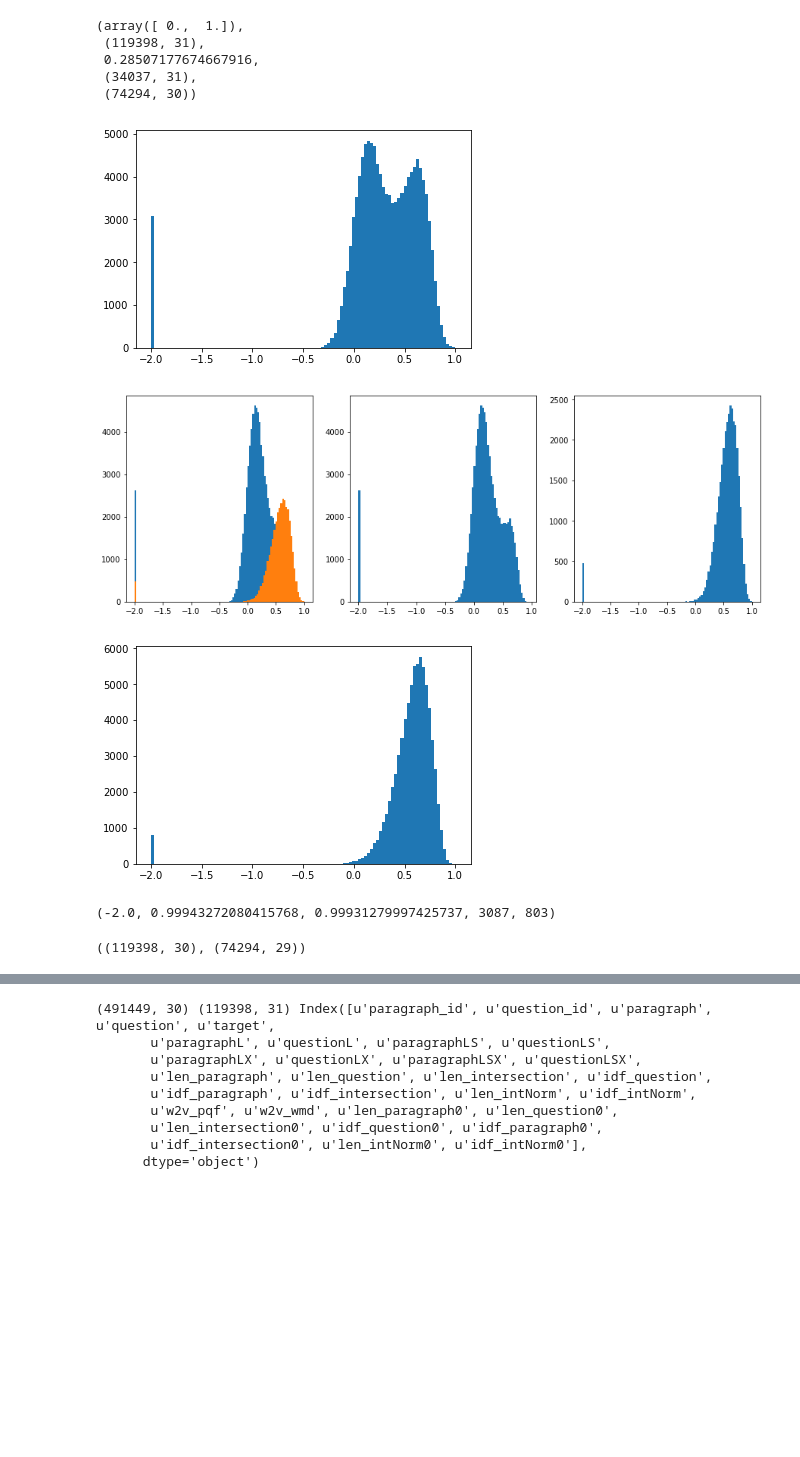
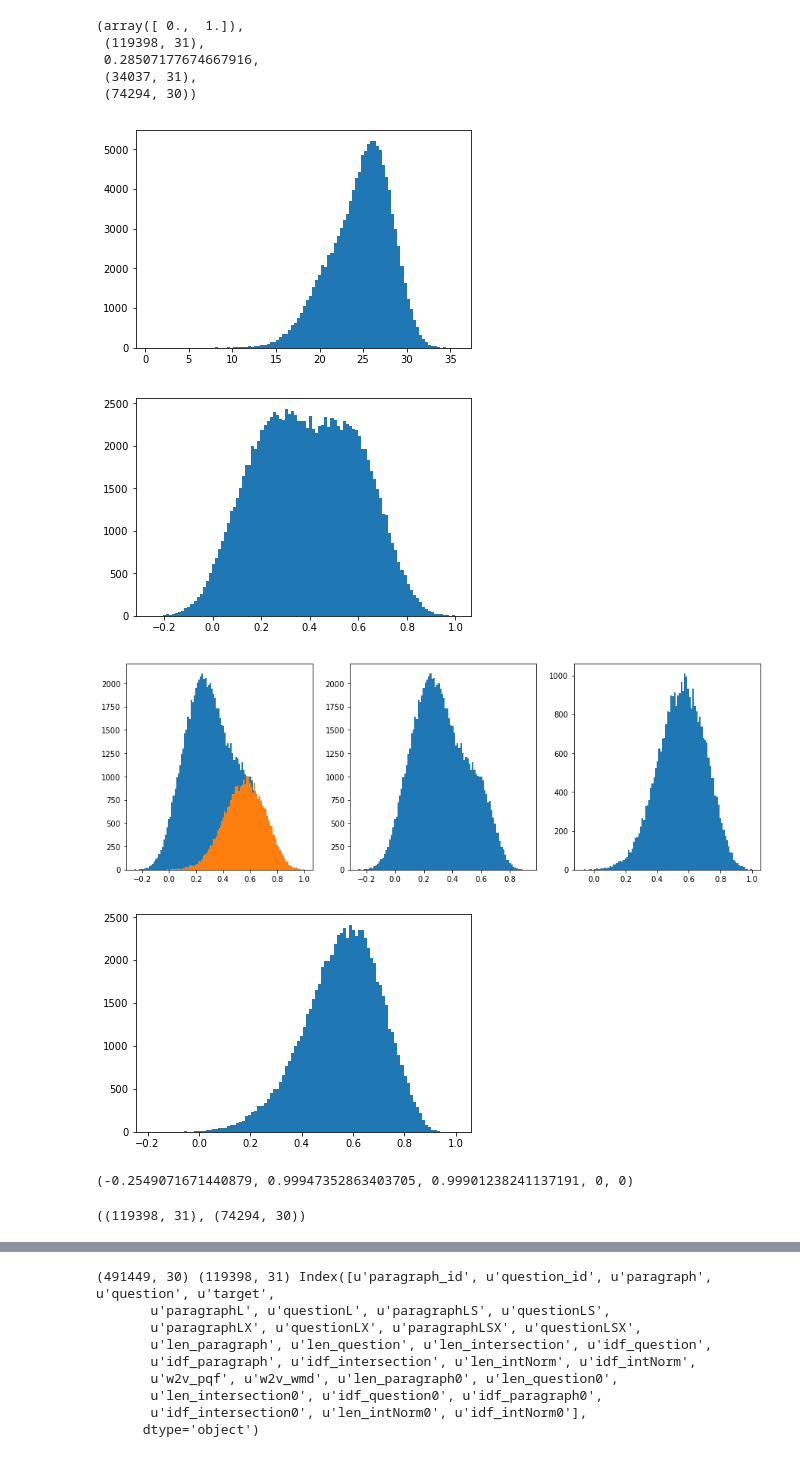
Before and after one commit to SorokinV/SberBank-2017-09-A, a Jupyter notebook: Jupyter/exp-baseline.ipynb, the cells around one changed output, grey strips where cells are left out. Cells and saved outputs as stored; diff of their text form; code cells hidden in the pictures; blank space fills up the shorter version.

```diff
--- a/Jupyter/exp-baseline.ipynb
+++ b/Jupyter/exp-baseline.ipynb
@@ -132,13 +118,13 @@ def newFields (paragraph, question) :
 # %%
 sentences  = dftrain['paragraphL'].tolist()+dftrain.questionL.tolist()
 sentences += dftest ['paragraphL'].tolist()+dftest.questionL.tolist()
-sentences = [[ss.decode('utf-8') for ss in s.split(' ')] for s in sentences]
+sentences = [[unicode(ss,'utf-8') for ss in s.split(' ')] for s in sentences]
 print len(sentences) #, sentences[0]
 # %% [output]
 387384
 # %%
 print datetime.datetime.now()
-model = gensim.models.word2vec.Word2Vec(sentences, size=100, window=5, workers=4, min_count=1)
+model = gensim.models.word2vec.Word2Vec(sentences, size=200, window=5, workers=4, min_count=1)
 wv    = model.wv
 print datetime.datetime.now()
 # %% [output]
@@ -150,4 +136,5 @@ if 1 : model = gensim.models.Word2Vec.load("../Work/model_word2vec1"); wv=model.
 # %%
+print datetime.datetime.now()
 for name, df in [('train', dftrain), ('test', dftest)]:
     for index, row in df.iterrows() : #tqdm.tqdm(df.iterrows(), total=df.shape[0], desc="build features for " + name):
 
@@ -176,7 +163,7 @@ for name, df in [('train', dftrain), ('test', dftest)]:
 
         df.loc[index, 'w2v_pqf'] = w2v
 
-        df.loc[index, 'w2v_wmd'] = model2.wmdistance(pp,qq)
+        df.loc[index, 'w2v_wmd'] = model.wmdistance(pp,qq)
 
 
         #print w2v,pp,qq
@@ -194,4 +181,6 @@ for name, df in [('train', dftrain), ('test', dftest)]:
 
         df.loc[index, 'len_intNorm0']      = PQ[6]
         df.loc[index, 'idf_intNorm0']      = PQ[7]
+
+print datetime.datetime.now()
 # %% [output]
@@ -236,6 +227,28 @@ dftrain.columns, dftest.columns
         u'len_intersection0', u'idf_question0', u'idf_paragraph0',
         u'idf_intersection0', u'len_intNorm0', u'idf_intNorm0'],
        dtype='object'))
+# %%
+# Костыль dftrain.w2v_pqf dftest.w2v_pqf (calculate on l not LSX)
+for ii,row0 in dftrain[['w2v_pqf','w2v_wmd','paragraph','question','paragraphL','questionL','paragraphLSX','questionLSX']][dftrain.w2v_pqf< -1.0].iterrows() :
+    #if ii >100 : break
+    if ii%10000==0 : print datetime.datetime.now(), ii
+    pqf = dftrain.loc[ii].w2v_pqf
+    if pqf<>-2.0 : continue;
+    pp = [unicode(ppx,'utf-8') for ppx in row0.paragraphL.split()]
+    qq = [unicode(qqx,'utf-8') for qqx in row0.questionL.split()]
+    dftrain.loc[ii,'w2v_pqf'] = model.wv.n_similarity(pp,qq)
+    #print ii,row0.w2v_pqf,row0.paragraphL,'\n',row0.questionL
+#dftest = dftest.reset_index()
+for ii,row0 in dftest[['w2v_pqf','w2v_wmd','paragraph','question','paragraphL','questionL','paragraphLSX','questionLSX']][dftest.w2v_pqf< -1.0].iterrows() :
+    #print ii,row0
+    if ii%10000==0 : print datetime.datetime.now(), ii
+    pqf = dftest.loc[ii].w2v_pqf
+    if pqf<>-2.0 : continue;
+    pp = [unicode(ppx,'utf-8') for ppx in row0.paragraphL.split()]
+    qq = [unicode(qqx,'utf-8') for qqx in row0.questionL.split()]
+    try : dftest.loc[ii,'w2v_pqf'] = model.wv.n_similarity(pp,qq)
+    except: a=1;
+    #print ii,row0.w2v_pqf,row0.paragraphL,'\n',row0.questionL
 # %%
 if 1 :
     dftrain.to_csv("../Work/train_task1_compute.csv",index=False)
@@ -253,27 +266,29 @@ dftrain.target.unique(), dftrain.shape, dftrain.target.mean(), dftrain[dftrain.t
  (34037, 31),
  (74294, 30))
 # %%
+plt.hist(dftrain.w2v_wmd,bins=100); plt.show()
 plt.hist(dftrain.w2v_pqf,bins=100); plt.show()
 plt.figure(figsize=(15,5))
 plt.subplot(131);
 plt.hist(dftrain.w2v_pqf[dftrain.target==0],bins=100);
 plt.hist(dftrain.w2v_pqf[dftrain.target==1],bins=100);
 plt.subplot(132);
 plt.hist(dftrain.w2v_pqf[dftrain.target==0],bins=100);
 plt.subplot(133);
 plt.hist(dftrain.w2v_pqf[dftrain.target==1],bins=100);
 plt.show()
 plt.hist(dftest.w2v_pqf,bins=100); plt.show()
 dftrain.w2v_pqf.min(),dftrain.w2v_pqf.max(),dftest.w2v_pqf.max(), len(dftrain[dftrain.w2v_pqf==-2]), len(dftest[dftest.w2v_pqf==-2])
 # %% [output]
-[figure, old version]
+[figure, new version]
-[figure, old version]
+[figure, new version]
-[figure, old version]
+[figure, new version]
+[figure, added]
-(-2.0, 0.99943272080415768, 0.99931279997425737, 3087, 803)
+(-0.2549071671440879, 0.99947352863403705, 0.99901238241137191, 0, 0)
 # %%
 dftrain.shape,dftest.shape
 # %% [output]
-((119398, 30), (74294, 29))
+((119398, 31), (74294, 30))
 # %%
 # Build word2vec model 2
 # %%
```
Also changed, not shown: parts of 30 cells of this notebook, 2 other files.
